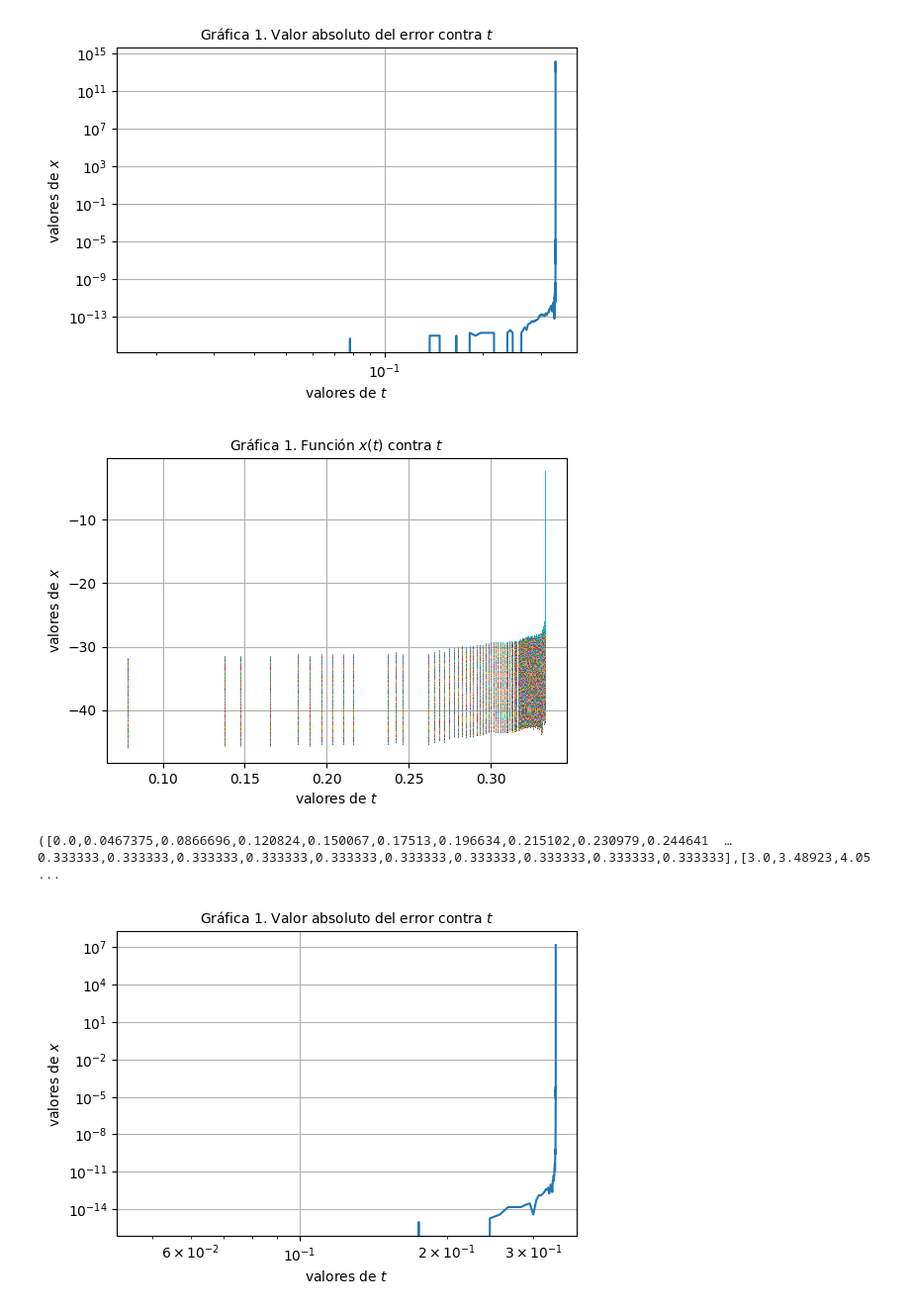
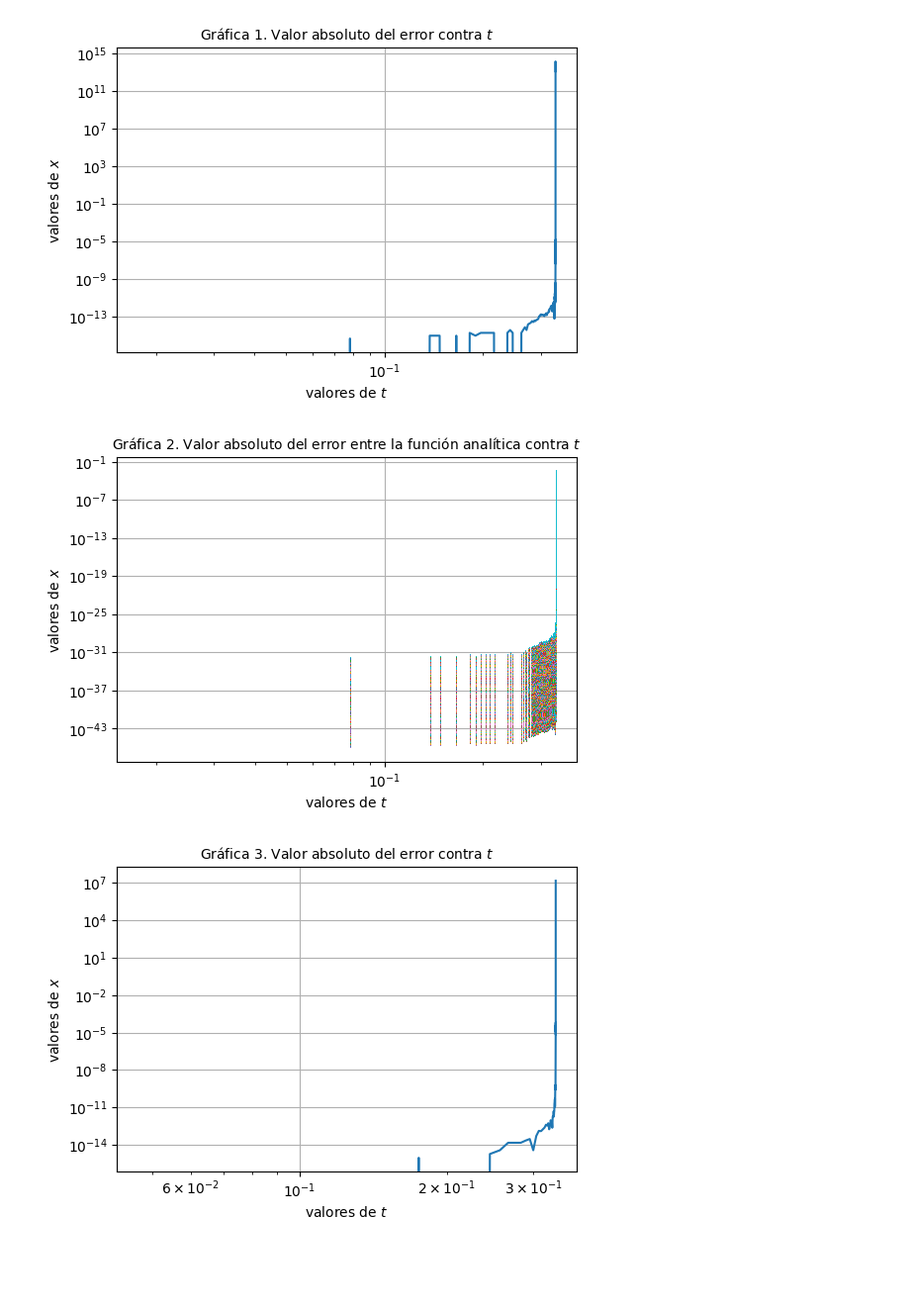
Before and after one commit to lbenet/2017-2_TSFisComputacional-1, a Jupyter notebook: tareas/rene/Tarea6.ipynb, the cells around one changed output. Shown at 99% size. Drawn from its saved outputs; the diff is of its cells as text; code cells hidden in the pictures; blank space fills up the shorter version.

```diff
--- a/tareas/rene/Tarea6.ipynb
+++ b/tareas/rene/Tarea6.ipynb
@@ -108,9 +97,10 @@ coefTaylor
 # %%
+f(x)=x^2#función de la ecuación diferencial dx(t)/dt=x^2
 x0=3.0
 ϵ=1e-20
 N=17
 tf=0.5
-z,s,a=solecuacion(x0,ϵ,N,tf)
+z,s,a=solecuacion(f,x0,ϵ,N,tf)
 # %% [output]
 ([0.0,0.0175008,0.034027,0.049636,0.0643814,0.0783139,0.0914809,0.103927,0.115693,0.126819  …  0.333333,0.333333,0.333333,0.333333,0.333333,0.333333,0.333333,0.333333,0.333333,0.333333],[3.0,3.16624,3 ...
 # %%
@@ -128,19 +118,13 @@ grid()
 [figure]
 # %%
 figure(figsize=(6,4)) # este comando define el tamaño de la figura
-#plot(z,a-s)    # este comando pinta la función f'(x);
-plot(z,log10(abs(a-s)/a), ",")
-title(L"Gráfica 1. Función $x(t)$ contra $t$", fontsize=10)
+plot(z,abs(a-s)/a, ",")# este comando pinta el tiempo(z) contra el error abs(a-s)/a
+title(L"Gráfica 2. Valor absoluto del error entre la función analítica contra $t$", fontsize=10)
 xlabel(L"valores de $t$")
 ylabel(L"valores de $x$")
+xscale("log")
+yscale("log")
 grid()
-#xrange(0.3,0.5)
 # %% [output]
-[figure, old version]
+[figure, new version]
-# %%
-#Aumento el orden del polinomio
-N=25
-z,s,a=solecuacion(x0,ϵ,N,tf)
-# %% [output]
-([0.0,0.0467375,0.0866696,0.120824,0.150067,0.17513,0.196634,0.215102,0.230979,0.244641  …  0.333333,0.333333,0.333333,0.333333,0.333333,0.333333,0.333333,0.333333,0.333333,0.333333],[3.0,3.48923,4.05 ...
 # %%
```
Also changed, not shown: parts of 26 cells of this notebook.
